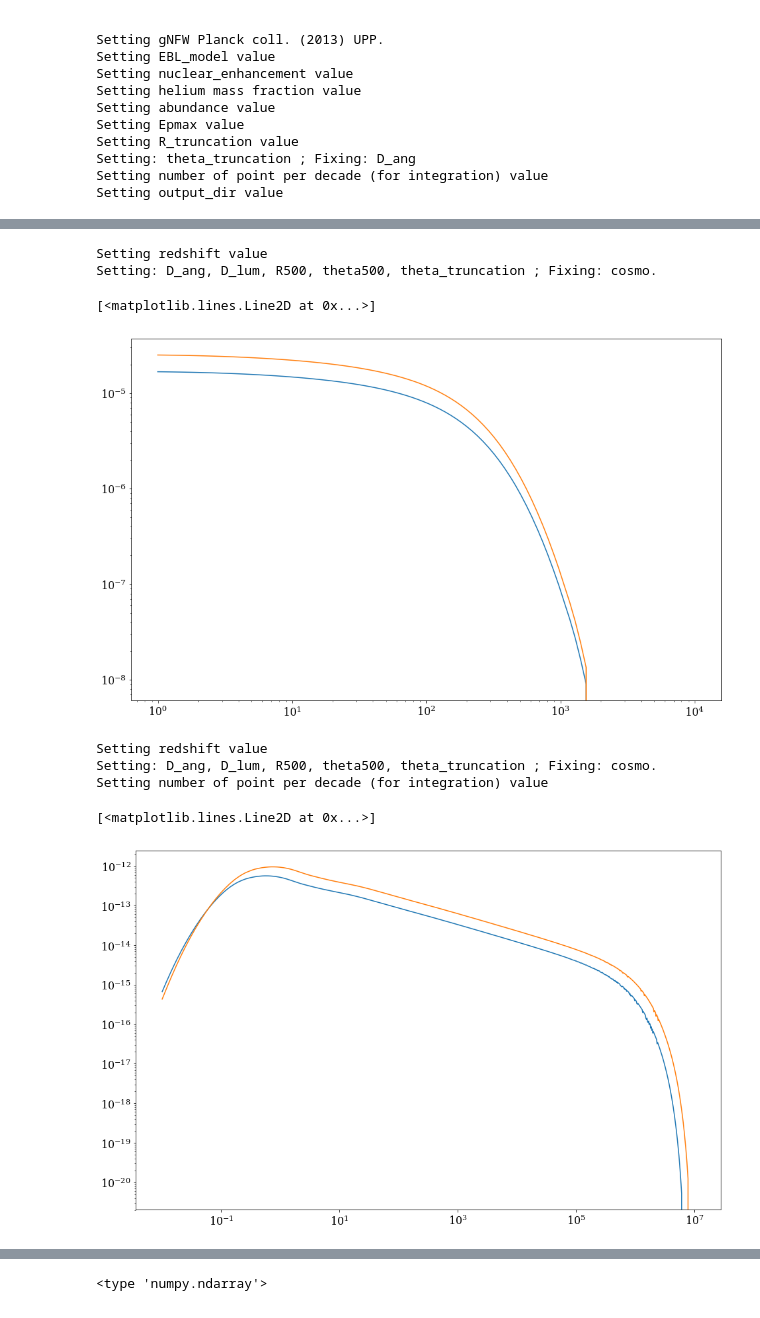
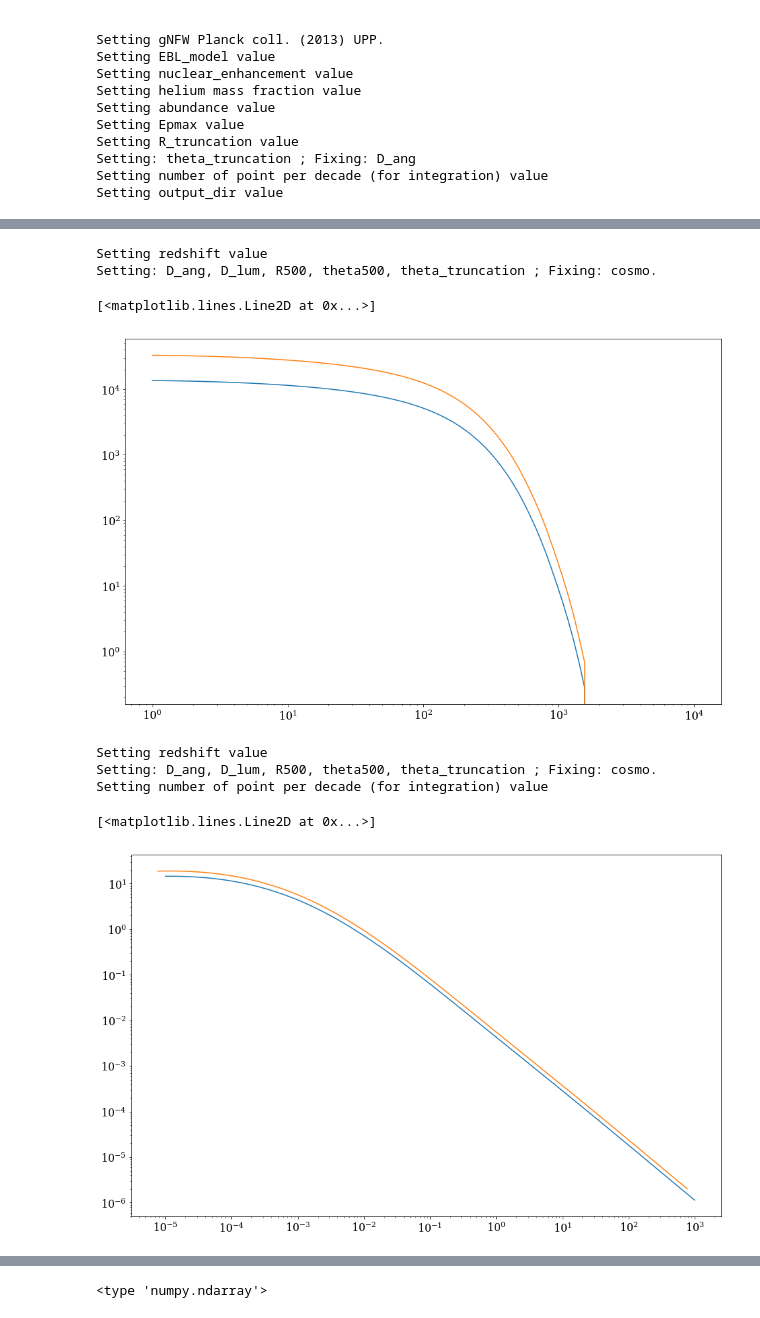
Before and after one commit to renlliang3/ClusterModel, a Jupyter notebook: notebook/model_dev_parameters.ipynb, the cells around one changed output, grey strips where cells are left out. Drawn from its saved outputs; the diff is of its cells as text; code cells hidden in the pictures.

```diff
--- a/notebook/model_dev_parameters.ipynb
+++ b/notebook/model_dev_parameters.ipynb
@@ -68,14 +68,21 @@ Setting: theta_truncation ; Fixing: D_ang
 Setting number of point per decade (for integration) value
 Setting output_dir value
 # %%
-m1 = clust.get_neutrino_map(Kcor=True, Energy_density=True, Normalize=False)
-m2 = clust.get_neutrino_map(Kcor=False, Energy_density=True, Normalize=False)
+clust.redshift = 0.5
+clust.Npt_per_decade_integ = 20
+
+clust.map_fov = 5*u.arcmin
+clust.map_reso = 5*u.arcsec
+m1 = clust.get_synchrotron_map(Kcor=True, Normalize=True)
+m2 = clust.get_synchrotron_map(Kcor=False, Normalize=True)
 
 plt.figure(1, figsize=(15,5))
 plt.subplot(131)
 plt.imshow(m1.value)
+plt.colorbar()
 plt.subplot(132)
 plt.imshow(m2.value)
+plt.colorbar()
 plt.subplot(133)
 plt.imshow(m2.value/m1.value-1)
 plt.colorbar()
@@ -94,27 +108,30 @@ $0.97122866 \; \mathrm{}$
 # %%
-clust.redshift = 0.3
-r1,p1 = clust.get_neutrino_profile(Kcor=True)
-r2,p2 = clust.get_neutrino_profile(Kcor=False)
+clust.redshift = 0.5
+
+r1, p1 = clust.get_synchrotron_profile(Kcor=True)
+r2, p2 = clust.get_synchrotron_profile(Kcor=False)
 plt.figure(1, figsize=(15,10))
-plt.loglog(r1,p1)
+plt.plot(r1,p1)
 plt.loglog(r2,p2)
 # %% [output]
 Setting redshift value
 Setting: D_ang, D_lum, R500, theta500, theta_truncation ; Fixing: cosmo.
 [<matplotlib.lines.Line2D at 0x...>]
-[figure, old version]
+[figure, new version]
 # %%
 clust.redshift = 0.3
-clust.Npt_per_decade_integ = 20
-energy = np.logspace(-2,7,1000)*u.GeV
-e1,s1 = clust.get_neutrino_spectrum(energy, Kcor=True)
-e2,s2 = clust.get_neutrino_spectrum(energy, Kcor=False)
+freq = np.logspace(-5,3,1000)*u.GHz
+clust.Npt_per_decade_integ = 10
+
+e1,s1 = clust.get_synchrotron_spectrum(freq, Kcor=True, type_integral='cylindrical')
+e2,s2 = clust.get_synchrotron_spectrum(freq, Kcor=False, type_integral='cylindrical')
+
 plt.figure(1, figsize=(15,10))
-plt.loglog(e1,e1**2*s1)
-plt.loglog(e2,e2**2*s2)
+plt.loglog(e1,s1)
+plt.loglog(e2,s2)
 # %% [output]
 Setting redshift value
 Setting: D_ang, D_lum, R500, theta500, theta_truncation ; Fixing: cosmo.
 Setting number of point per decade (for integration) value
 [<matplotlib.lines.Line2D at 0x...>]
-[figure, old version]
+[figure, new version]
```
Also changed, not shown: parts of 3 cells of this notebook, 2 other files.
